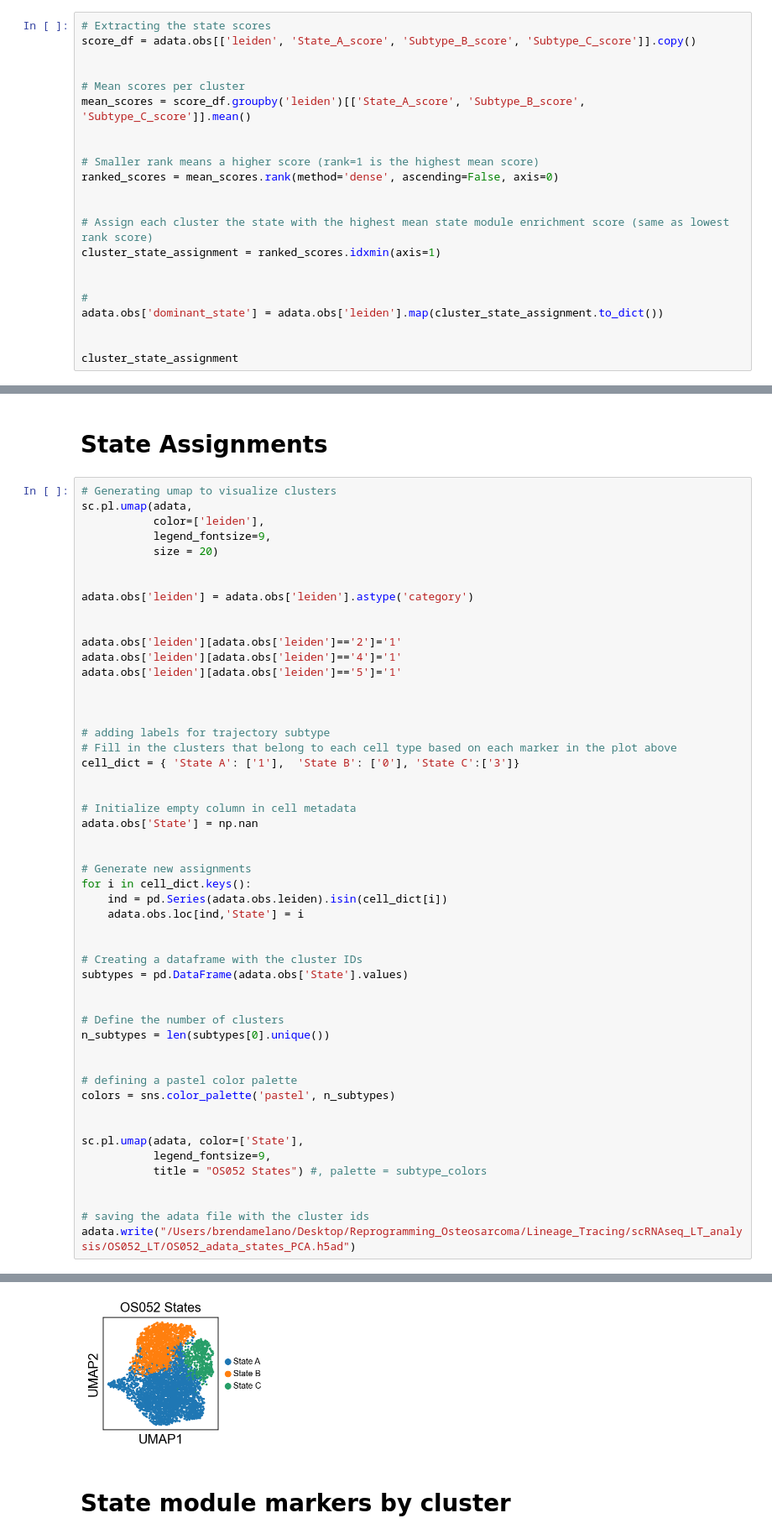
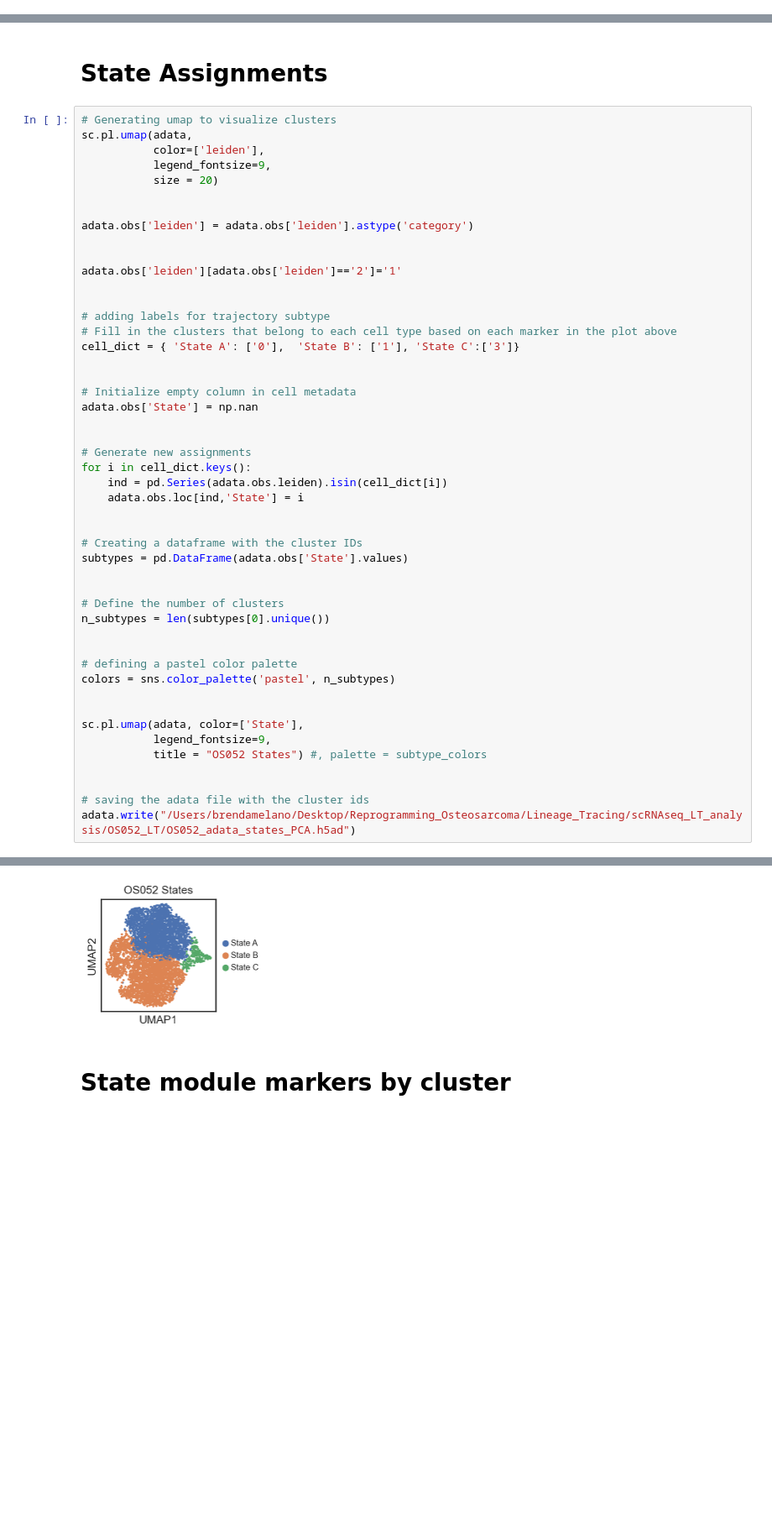
Before and after one commit to brendamelano/Reprogramming_Osteosarcoma, a Jupyter notebook: Lineage_Tracing/scRNAseq_LT_analysis/OS052_Lineage_Tracing.ipynb, the cells around one changed output, grey strips where cells are left out. Shown: that part at 84% size. Cells and saved outputs as stored; diff of their text form; blank space fills up the shorter version.

```diff
--- a/Lineage_Tracing/scRNAseq_LT_analysis/OS052_Lineage_Tracing.ipynb
+++ b/Lineage_Tracing/scRNAseq_LT_analysis/OS052_Lineage_Tracing.ipynb
@@ -344,22 +417,0 @@ computing score 'Subtype_C_score'
-# %%
-# Extracting the state scores
-score_df = adata.obs[['leiden', 'State_A_score', 'Subtype_B_score', 'Subtype_C_score']].copy()
-
-
-# Mean scores per cluster
-mean_scores = score_df.groupby('leiden')[['State_A_score', 'Subtype_B_score', 'Subtype_C_score']].mean()
-
-
-# Smaller rank means a higher score (rank=1 is the highest mean score)
-ranked_scores = mean_scores.rank(method='dense', ascending=False, axis=0)
-
-
-# Assign each cluster the state with the highest mean state module enrichment score (same as lowest rank score)
-cluster_state_assignment = ranked_scores.idxmin(axis=1)
-
-
-#
-adata.obs['dominant_state'] = adata.obs['leiden'].map(cluster_state_assignment.to_dict())
-
-
-cluster_state_assignment
@@ -386,14 +429,11 @@ adata.obs['leiden'] = adata.obs['leiden'].astype('category')
 
 
 adata.obs['leiden'][adata.obs['leiden']=='2']='1'
-adata.obs['leiden'][adata.obs['leiden']=='4']='1'
-adata.obs['leiden'][adata.obs['leiden']=='5']='1'
-
 
 
 # adding labels for trajectory subtype
 # Fill in the clusters that belong to each cell type based on each marker in the plot above
-cell_dict = { 'State A': ['1'],  'State B': ['0'], 'State C':['3']}
+cell_dict = { 'State A': ['0'],  'State B': ['1'], 'State C':['3']}
 
 
 # Initialize empty column in cell metadata
@@ -430,4 +478,4 @@ adata.write("/Users/brendamelano/Desktop/Reprogramming_Osteosarcoma/Lineage_Trac
-[figure, old version]
+[figure, new version]
 # %% [markdown]
 # State module markers by cluster
 # %%
```
Also changed, not shown: parts of 20 cells of this notebook, 8 other files.
